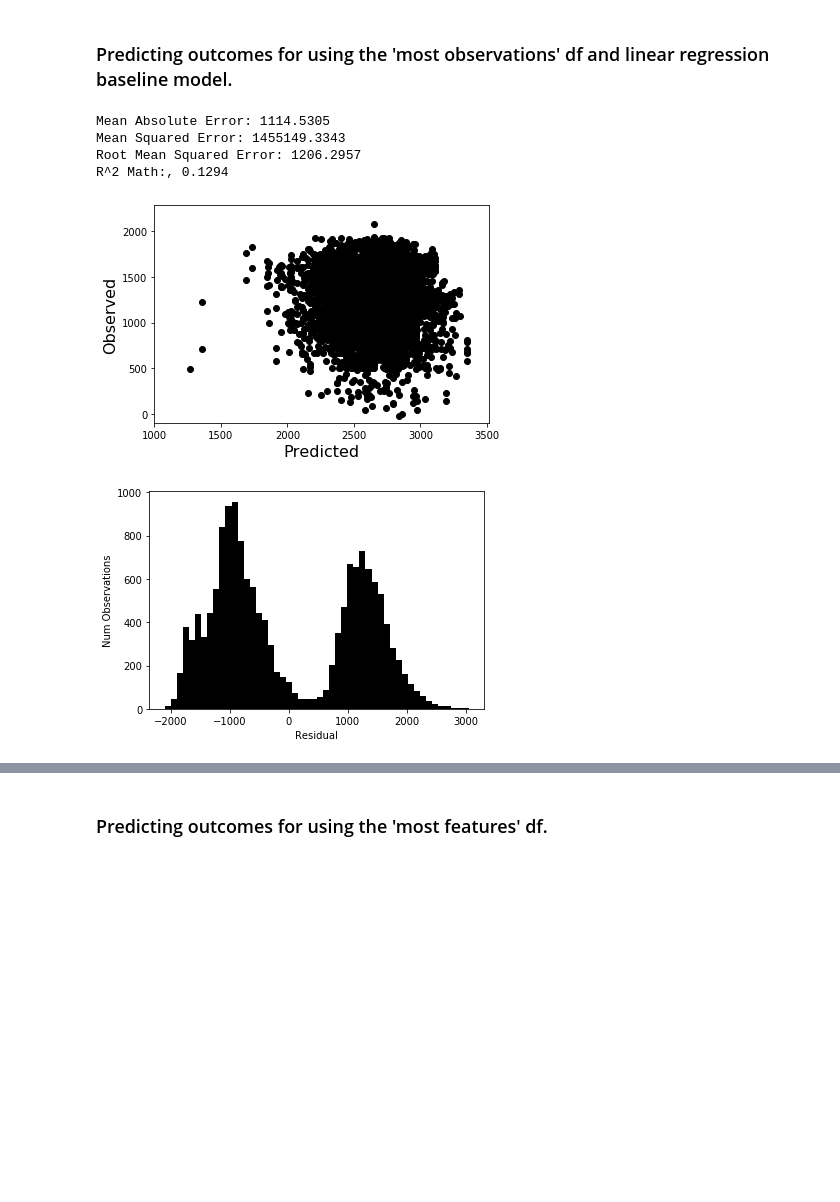
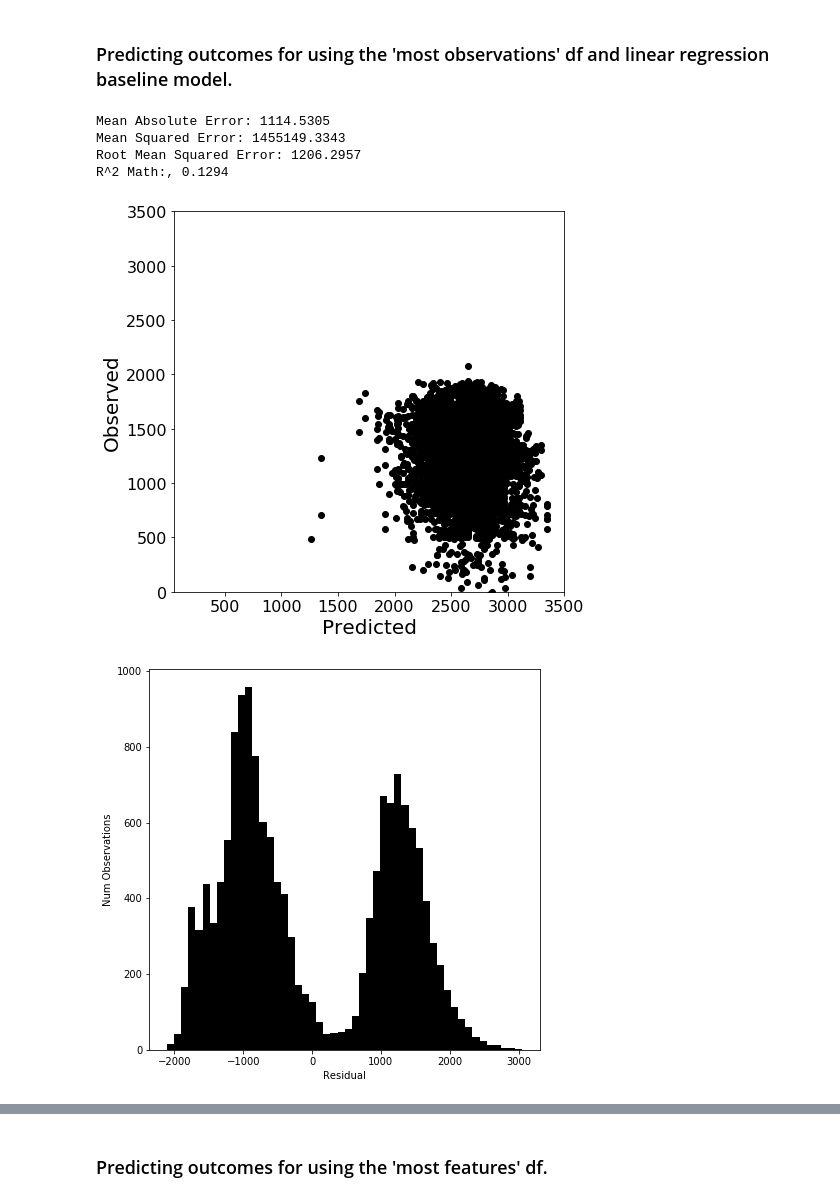
Before and after one commit to david-j-cox/GlimpseK12, a Jupyter notebook: Notebooks/BaselineModels.ipynb, the cells around one changed output, grey strips where cells are left out. Cells and saved outputs as stored; diff of their text form; code cells hidden in the pictures; blank space fills up the shorter version.

```diff
--- a/Notebooks/BaselineModels.ipynb
+++ b/Notebooks/BaselineModels.ipynb
@@ -32,11 +33,14 @@ def bin_metrics(x, y):
 
 def plot_scatter(x, y, xmin=None, xmax=None, ymin=None, ymax=None):
     '''Plots simple scatter plot of two datasets. We'll use to plot scatter of residuals.'''
+    matplotlib.rc('figure', figsize=(7, 7))
     plt.scatter(y_test, y_pred, color='black')
     plt.xlim(xmin, xmax)
     plt.ylim(ymin, ymax)
-    plt.xlabel('Predicted', fontsize=16)
-    plt.ylabel('Observed', fontsize=16)
+    plt.xlabel('Predicted', fontsize=20)
+    plt.ylabel('Observed', fontsize=20)
+    plt.xticks(fontsize=16)
+    plt.yticks(fontsize=16)
     return plt.show()
 
 def plot_residuals(x, y):
@@ -96,20 +100,20 @@ for i in mostFeats_predCols:
 # %%
 from sklearn.linear_model import LinearRegression
 # Math outcomes.
 X_train, X_test, y_train, y_test = train_test_split(mostObs_pred, mostObs_MathOutc, test_size=0.20, random_state = 649)
 regressor = LinearRegression()
 regressor.fit(X_train, y_train)
 y_pred = regressor.predict(X_test)
 lin_metrics(y_test, y_pred)
-plot_scatter(y_pred, y_test, xmin=1000, ymin=-100)
+plot_scatter(y_pred, y_test, xmin=50, xmax=3500, ymin=0, ymax=3500)
 plot_residuals(y_test, y_pred)
 # %% [output]
 Mean Absolute Error: 1114.5305
 Mean Squared Error: 1455149.3343
 Root Mean Squared Error: 1206.2957
 R^2 Math:, 0.1294
-[figure, old version]
+[figure, new version]
-[figure, old version]
+[figure, new version]
 # %%
 # Reading outcomes.
 X_train, X_test, y_train, y_test = train_test_split(mostObs_pred, mostObs_ReadOutc, test_size=0.20, random_state = 649)
```
Also changed, not shown: parts of 9 cells of this notebook, 1 other file.
